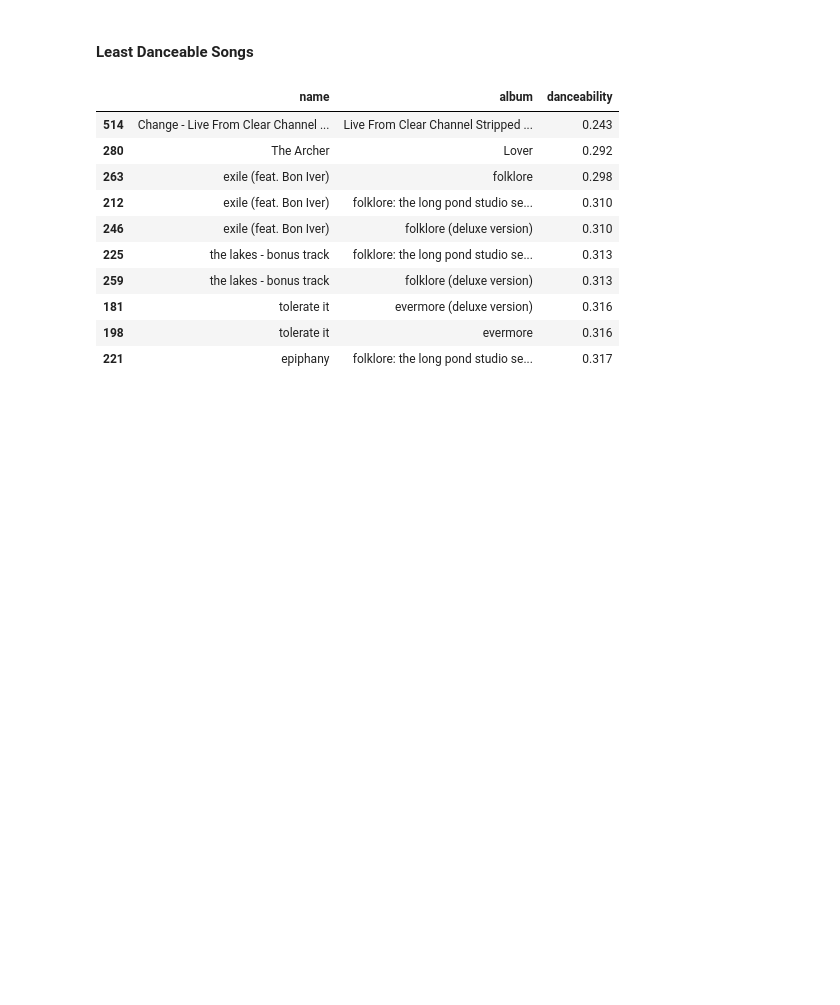
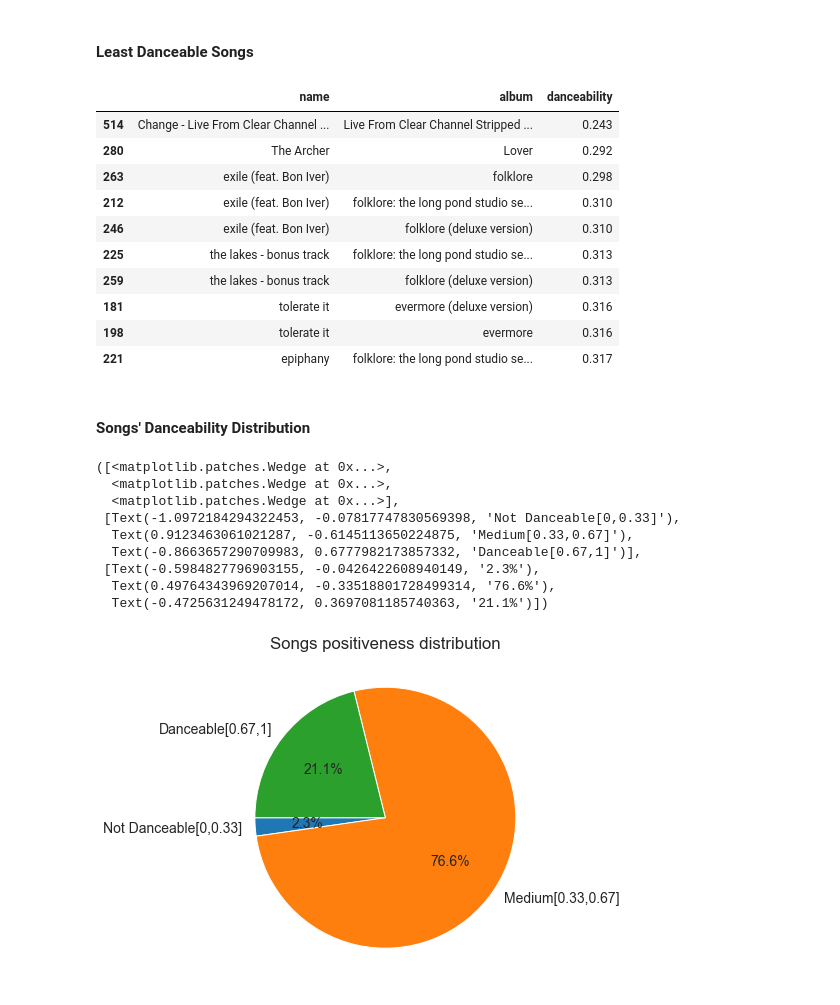
Before and after one commit to hoseinmrh/Taylor-Swift-Songs-Data-Analysis, a Jupyter notebook: Taylor Swift Data Analysis.ipynb, the cells around one changed output. Drawn from its saved outputs; the diff is of its cells as text; code cells hidden in the pictures; blank space fills up the shorter version.

```diff
--- a/Taylor Swift Data Analysis.ipynb
+++ b/Taylor Swift Data Analysis.ipynb
@@ -736,3 +763,30 @@ least_danceable_songs[['name', 'album', 'danceability']]
 | 181 | tolerate it | evermore (deluxe version) | 0.316 |
 | 198 | tolerate it | evermore | 0.316 |
 | 221 | epiphany | folklore: the long pond studio se... | 0.317 |
+# %% [markdown]
+#### Songs' Danceability Distribution
+# %%
+labels = ['Not Danceable[0,0.33]', 'Medium[0.33,0.67]', 'Danceable[0.67,1]']
+songs_count = []
+for i in range(3):
+    danceability_lb = i * (1 / 3)
+    danceability_ub = (i + 1) * (1 / 3)
+    temp_df = df[df['danceability'] > danceability_lb]
+    temp_df = temp_df[temp_df['danceability'] <= danceability_ub]
+    songs_count.append(temp_df.shape[0]) # Add number of songs to list
+
+
+plt.figure(figsize=(12,6))
+plt.title("Songs positiveness distribution")
+plt.pie(songs_count, labels=labels, autopct='%1.1f%%', startangle=180)
+# %% [output]
+([<matplotlib.patches.Wedge at 0x...>,
+  <matplotlib.patches.Wedge at 0x...>,
+  <matplotlib.patches.Wedge at 0x...>],
+ [Text(-1.0972184294322453, -0.07817747830569398, 'Not Danceable[0,0.33]'),
+  Text(0.9123463061021287, -0.6145113650224875, 'Medium[0.33,0.67]'),
+  Text(-0.8663657290709983, 0.6777982173857332, 'Danceable[0.67,1]')],
+ [Text(-0.5984827796903155, -0.0426422608940149, '2.3%'),
+  Text(0.49764343969207014, -0.33518801728499314, '76.6%'),
+  Text(-0.4725631249478172, 0.3697081185740363, '21.1%')])
+[figure, added]
```
Also changed, not shown: parts of 2 cells of this notebook.
